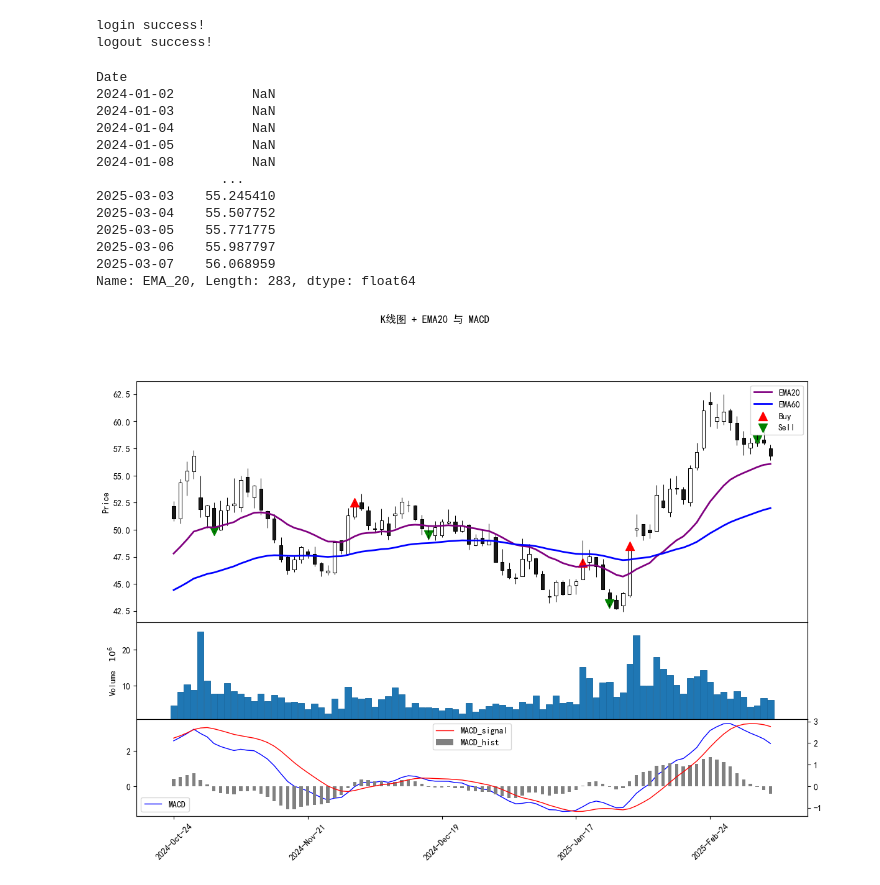
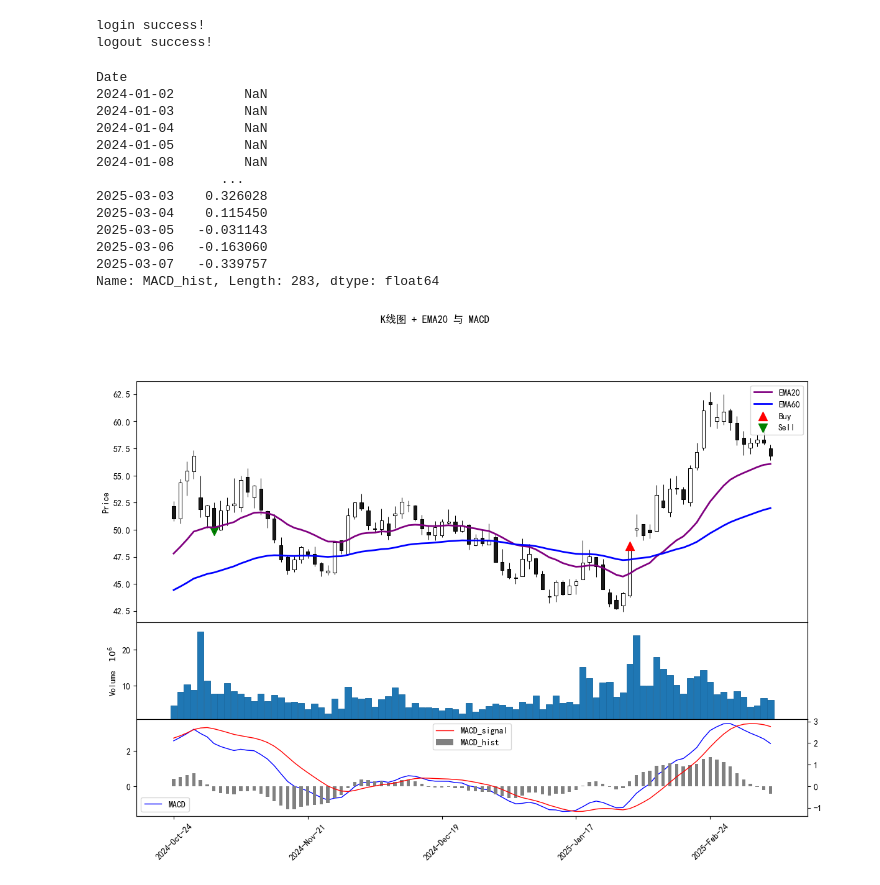
Before and after one commit to Ted88368/quant_in_action, a Jupyter notebook: ta-lib/ex01.ipynb, the cells around one changed output. Drawn from its saved outputs; the diff is of its cells as text; code cells hidden in the pictures.

```diff
--- a/ta-lib/ex01.ipynb
+++ b/ta-lib/ex01.ipynb
@@ -80,21 +80,21 @@ df['EMA_20'] = talib.EMA(df['close'], timeperiod=20)
 # 计算60日指数移动平均线
 df['EMA_60'] = talib.EMA(df['close'], timeperiod=60)
 # %%
-df['EMA_20']
+df['MACD_hist']
 # %% [output]
 Date
-2024-01-02          NaN
-2024-01-03          NaN
-2024-01-04          NaN
-2024-01-05          NaN
-2024-01-08          NaN
+2024-01-02         NaN
+2024-01-03         NaN
+2024-01-04         NaN
+2024-01-05         NaN
+2024-01-08         NaN
                 ...
-2025-03-03    55.245410
-2025-03-04    55.507752
-2025-03-05    55.771775
-2025-03-06    55.987797
-2025-03-07    56.068959
-Name: EMA_20, Length: 283, dtype: float64
+2025-03-03    0.326028
+2025-03-04    0.115450
+2025-03-05   -0.031143
+2025-03-06   -0.163060
+2025-03-07   -0.339757
+Name: MACD_hist, Length: 283, dtype: float64
 # %%
 import mplfinance as mpf
 import matplotlib.pyplot as plt
@@ -108,43 +108,56 @@ df['sell_signal'] = (df['MACD'] < df['MACD_signal']) & (df['MACD'].shift(1) >= d
 
 # 进一步优化：使用柱状图辅助判断趋势
 # strong_buy 结合 MACD_hist 确保上涨动能，strong_sell 结合 MACD_hist 确保下跌动能，减少误判。
-df['strong_buy'] = (df['buy_signal']) & (df['MACD_hist'] > 0)
-df['strong_sell'] = (df['sell_signal']) & (df['MACD_hist'] < 0)
+df['strong_buy'] = (df['buy_signal']) & (df['MACD_hist'] > 0.2)
+df['strong_sell'] = (df['sell_signal']) & (df['MACD_hist'] < -0.2)
 
 # 构造只有买卖出信号处的散点数据
 buy_points = df['close'].where(df['strong_buy'], np.nan)
 sell_points = df['close'].where(df['strong_sell'], np.nan)
 
 # 只要90天
 df = df.tail(90)
 buy_points = buy_points.tail(90)
 sell_points = sell_points.tail(90)
 
+
+aps = []
 # 创建附加图
 # 在主面板上添加 EMA20
 ap_ema20 = mpf.make_addplot(df['EMA_20'], panel=0, color='purple', width=2, ylabel='Price',label='EMA20')
 ap_ema60 = mpf.make_addplot(df['EMA_60'], panel=0, color='blue', width=2, ylabel='Price',label='EMA60')
-ap_buy = mpf.make_addplot(buy_points, type='scatter', markersize=100, marker='^', color='red', panel=0, ylabel='Price', label='Buy')
-ap_sell = mpf.make_addplot(sell_points, type='scatter', markersize=100, marker='v', color='green', panel=0, ylabel='Price', label='Sell')
+
+aps.append(ap_ema20)
+aps.append(ap_ema60)
+
+if buy_points.count() > 0:
+    ap_buy = mpf.make_addplot(buy_points, type='scatter', markersize=100, marker='^', color='red', panel=0, ylabel='Price', label='Buy')
+    aps.append(ap_buy)
+
+if sell_points.count() > 0:
+    ap_sell = mpf.make_addplot(sell_points, type='scatter', markersize=100, marker='v', color='green', panel=0, ylabel='Price', label='Sell')
+    aps.append(ap_sell)
 
 # 在第二个面板（panel=1）中添加 MACD 相关数据
 ap_macd    = mpf.make_addplot(df['MACD'], panel=2, color='blue', width=1, label='MACD')
 ap_macds   = mpf.make_addplot(df['MACD_signal'], panel=2, color='red', width=1, label='MACD_signal')
 ap_macdhist= mpf.make_addplot(df['MACD_hist'], panel=2,  type='bar', color='gray', width=0.5, label='MACD_hist')
+aps.append(ap_macd)
+aps.append(ap_macds)
+aps.append(ap_macdhist)
 
-# https://github.com/Ted88368/quant_in_action.git
 
 # 创建自定义风格，设置中文字体
 my_style = mpf.make_mpf_style(rc={'font.sans-serif': ['SimHei'],
                                   'axes.unicode_minus': False})
 
 
 
 # 绘制图表，返回 figure 和 axes 列表
-fig, axes = mpf.plot(df, type='candle', style=my_style,addplot=[ap_ema20, ap_ema60,ap_macd, ap_macds,ap_macdhist, ap_buy,ap_sell],
+fig, axes = mpf.plot(df, type='candle', style=my_style,addplot=aps,
                        volume=True, returnfig=True, figsize=(15,10),
                        title='K线图 + EMA20 与 MACD')
 
 plt.show()
 # %% [output]
-[figure, old version]
+[figure, new version]
```
